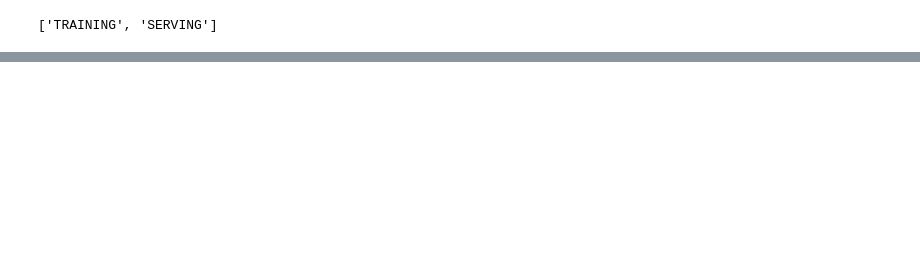
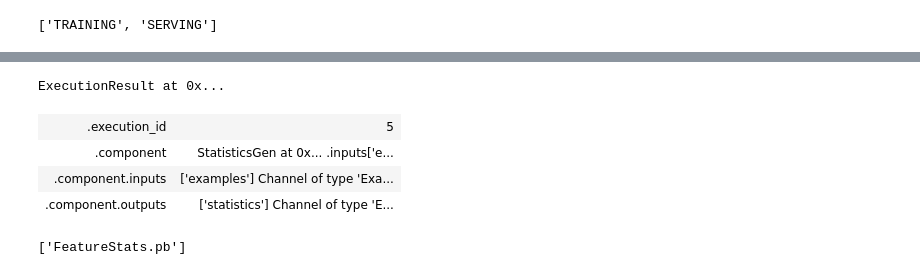
Before and after one commit to miguelhzuniga/mlops-repo, a Jupyter notebook: proyecto-01/train/validacion.ipynb, the cells around one changed output, grey strips where cells are left out. Saved outputs shown, nothing was run; the diff lists cells and outputs as text; code cells hidden in the pictures; blank space fills up the shorter version.

```diff
--- a/proyecto-01/train/validacion.ipynb
+++ b/proyecto-01/train/validacion.ipynb
@@ -270,0 +277,14 @@ schema.default_environment
+# %%
+# Crear el componente StatisticsGen
+statistics_gen_actual = StatisticsGen(schema = schema_channel, examples=example_gen.outputs['examples'])
+context.run(statistics_gen_actual)
+# %% [output]
+ExecutionResult at 0x...
+| .execution_id | 5 |
+| .component | StatisticsGen at 0x... .inputs['e... |
+| .component.inputs | ['examples'] Channel of type 'Exa... |
+| .component.outputs | ['statistics'] Channel of type 'E... |
+# %%
+os.listdir(os.path.join(statistics_gen_actual.outputs['statistics'].get()[0].uri,'Split-train'))
+# %% [output]
+['FeatureStats.pb']
```
Also changed, not shown: parts of 14 cells of this notebook, 3 other files.
